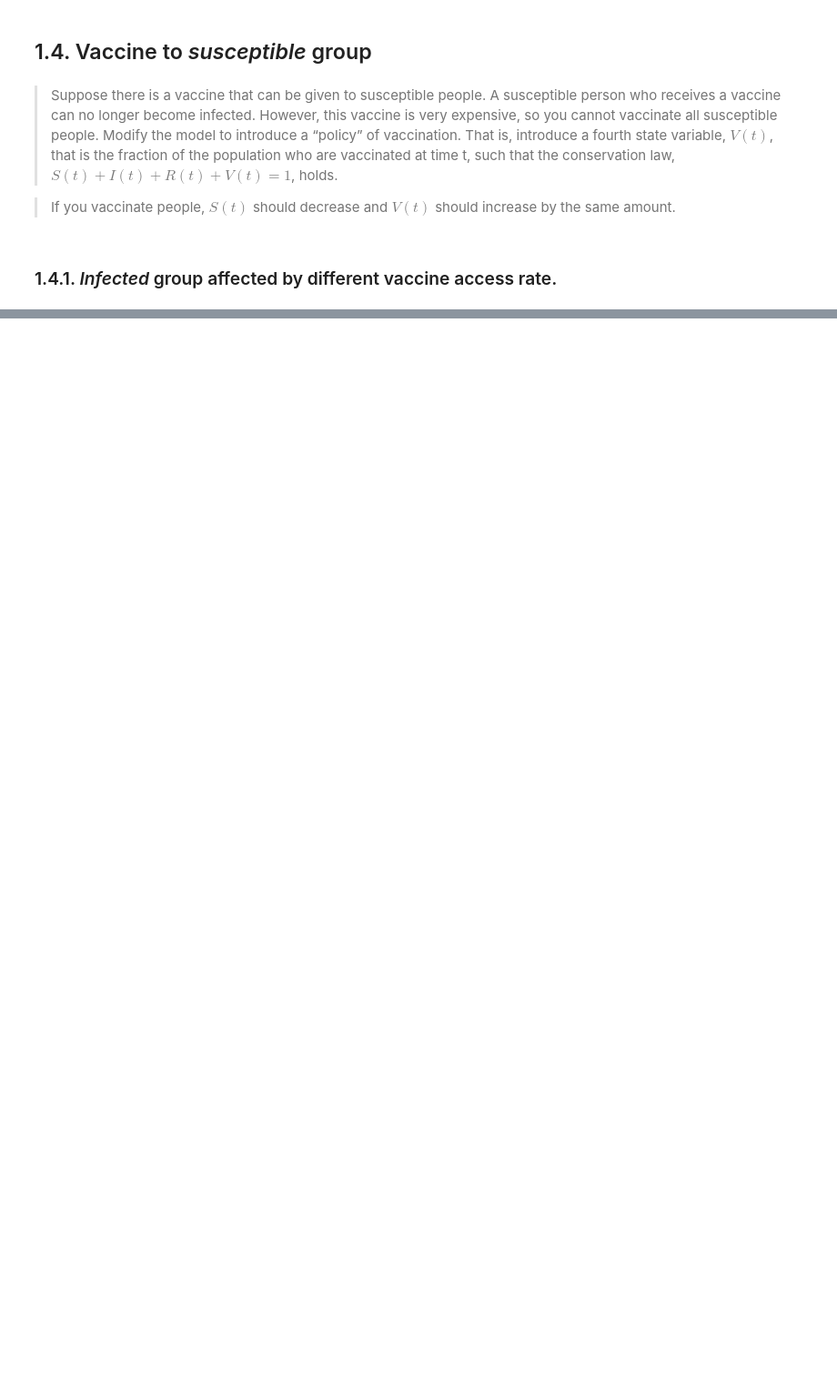
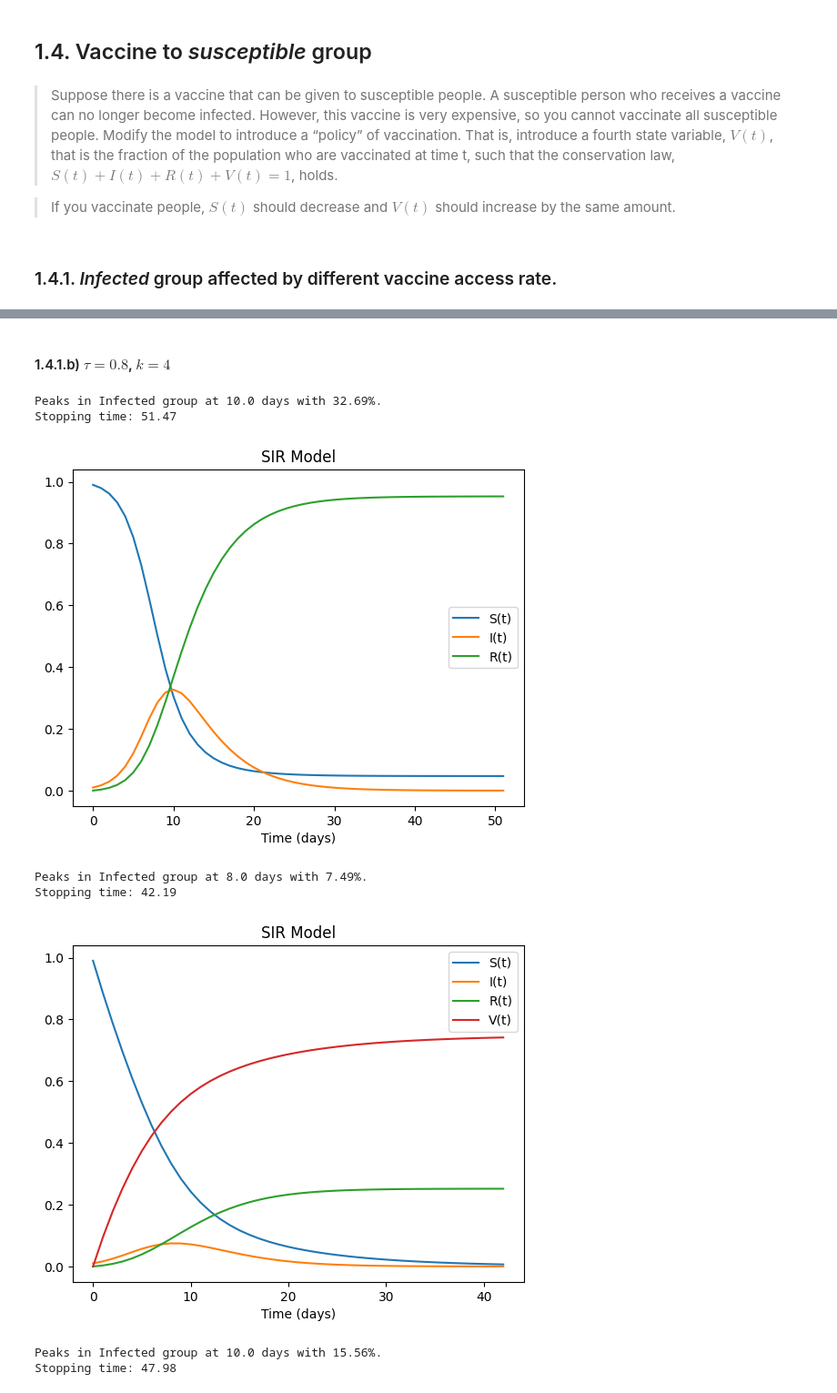
Before and after one commit to lsh4205/Infectious_Disease_Sim, a Jupyter notebook: Infectious_Disease_Simulation.ipynb, the cells around one changed output, grey strips where cells are left out. Shown at 91% size. Drawn from its saved outputs; the diff is of its cells as text; code cells hidden in the pictures; blank space fills up the shorter version.

```diff
--- a/Infectious_Disease_Simulation.ipynb
+++ b/Infectious_Disease_Simulation.ipynb
@@ -120,0 +190,15 @@ Modify the model to introduce a “policy” of vaccination. That is, introduce
+# %% [markdown]
+#### 1.4.1.b) $τ = 0.8$, $k = 4$
+# %%
+sir_plot(0.8, 4)
+sir_vac_plot(0.8, 4, 0.1)
+sir_vac_plot(0.8, 4, 0.05)
+# %% [output]
+Peaks in Infected group at 10.0 days with 32.69%.
+Stopping time: 51.47
+[figure, added]
+Peaks in Infected group at 8.0 days with 7.49%.
+Stopping time: 42.19
+[figure, added]
+Peaks in Infected group at 10.0 days with 15.56%.
+Stopping time: 47.98
```
Also changed, not shown: parts of 19 cells of this notebook.
